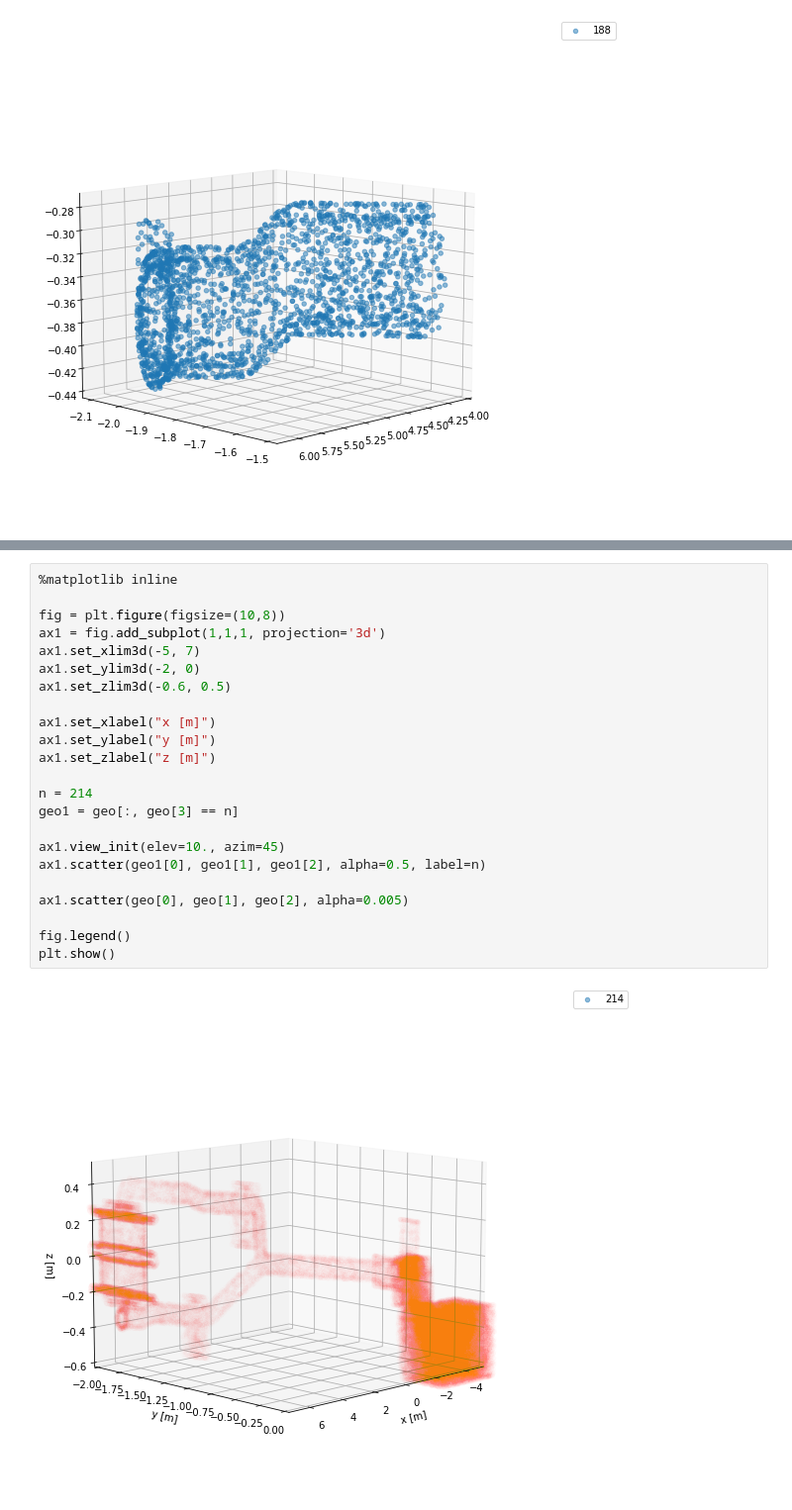
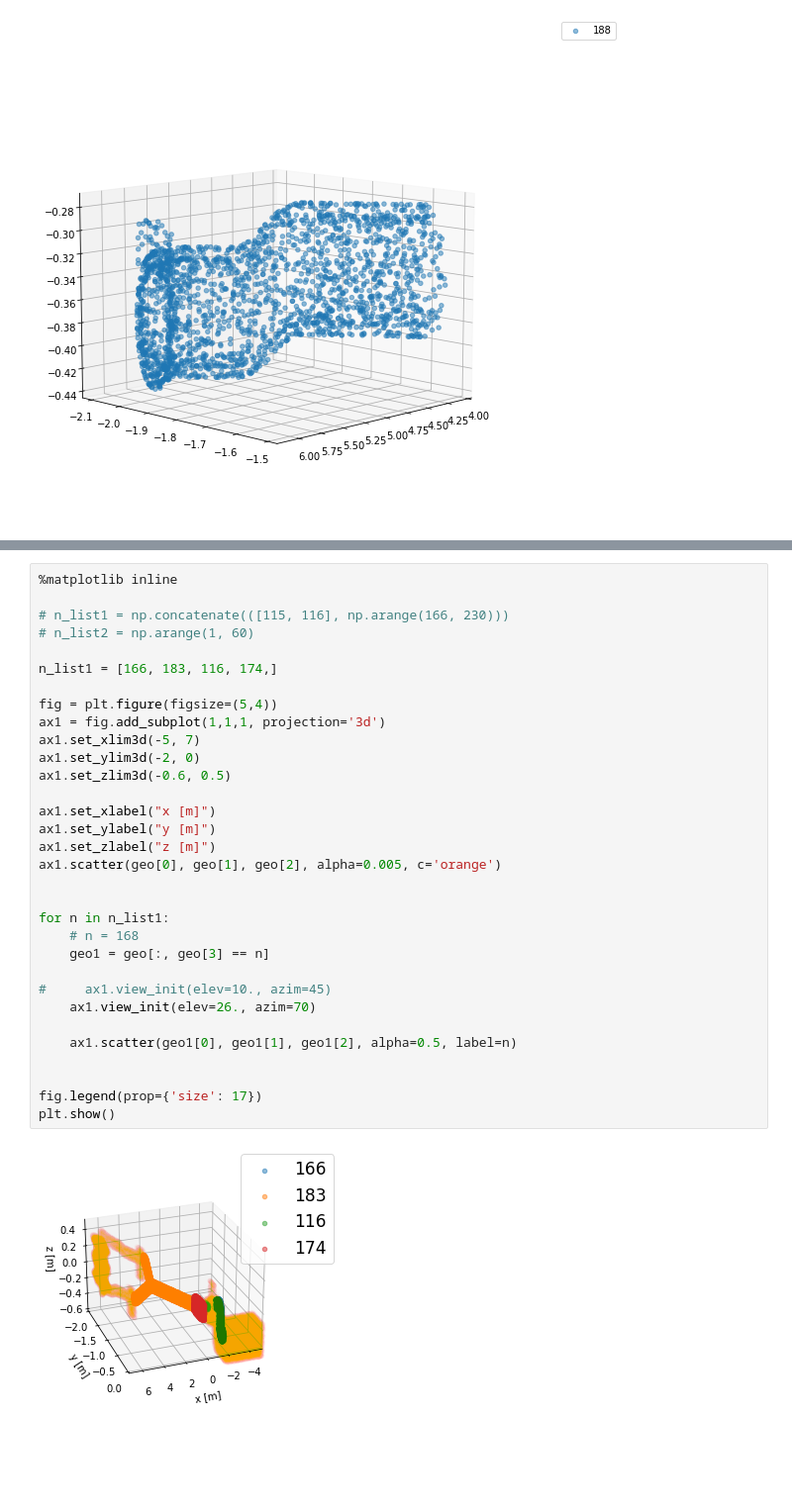
Before and after one commit to eklem1/MesonMagMapping, a Jupyter notebook: PENTrackAnalysis/TestingWithUproot.ipynb, the cells around one changed output, grey strips where cells are left out. Shown: that part at 99% size. Drawn from its saved outputs; the diff is of its cells as text; blank space fills up the shorter version.

```diff
--- a/PENTrackAnalysis/TestingWithUproot.ipynb
+++ b/PENTrackAnalysis/TestingWithUproot.ipynb
@@ -306,25 +304,34 @@ plt.show()
 # %%
 %matplotlib inline
 
-fig = plt.figure(figsize=(10,8))
+# n_list1 = np.concatenate(([115, 116], np.arange(166, 230)))
+# n_list2 = np.arange(1, 60)
+
+n_list1 = [166, 183, 116, 174,]
+
+fig = plt.figure(figsize=(5,4))
 ax1 = fig.add_subplot(1,1,1, projection='3d')
 ax1.set_xlim3d(-5, 7)
 ax1.set_ylim3d(-2, 0)
 ax1.set_zlim3d(-0.6, 0.5)
 
 ax1.set_xlabel("x [m]")
 ax1.set_ylabel("y [m]")
 ax1.set_zlabel("z [m]")
+ax1.scatter(geo[0], geo[1], geo[2], alpha=0.005, c='orange')
 
-n = 214
-geo1 = geo[:, geo[3] == n]
 
-ax1.view_init(elev=10., azim=45)
-ax1.scatter(geo1[0], geo1[1], geo1[2], alpha=0.5, label=n)
+for n in n_list1:
+    # n = 168
+    geo1 = geo[:, geo[3] == n]
 
-ax1.scatter(geo[0], geo[1], geo[2], alpha=0.005)
+#     ax1.view_init(elev=10., azim=45)
+    ax1.view_init(elev=26., azim=70)
 
-fig.legend()
+    ax1.scatter(geo1[0], geo1[1], geo1[2], alpha=0.5, label=n)
+
+
+fig.legend(prop={'size': 17})
 plt.show()
 # %% [output]
-[figure, old version]
+[figure, new version]
```
Also changed, not shown: parts of 3 cells of this notebook, 3 other files.
